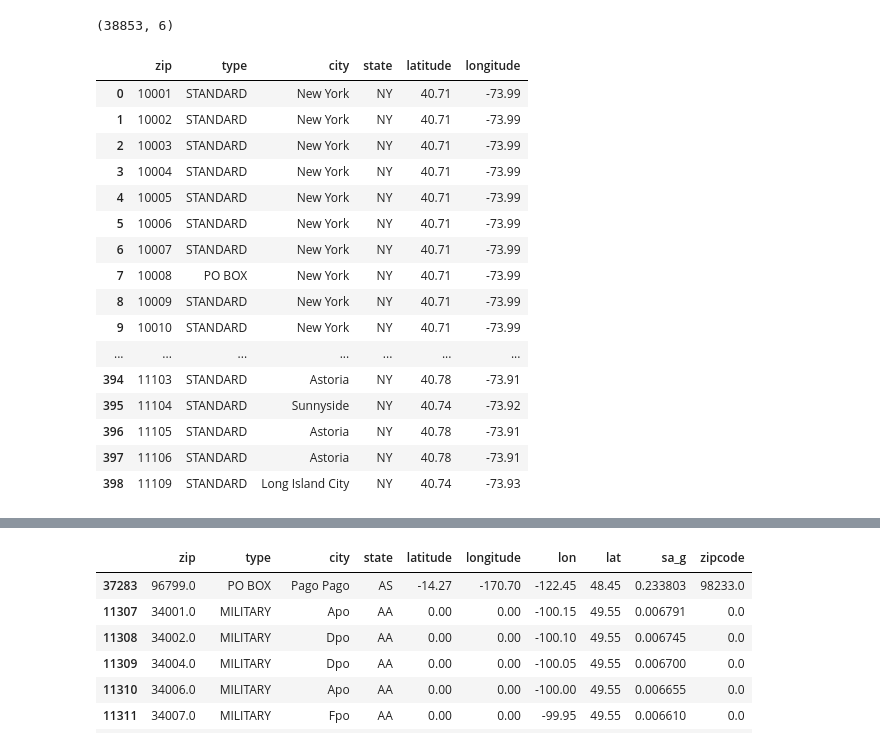
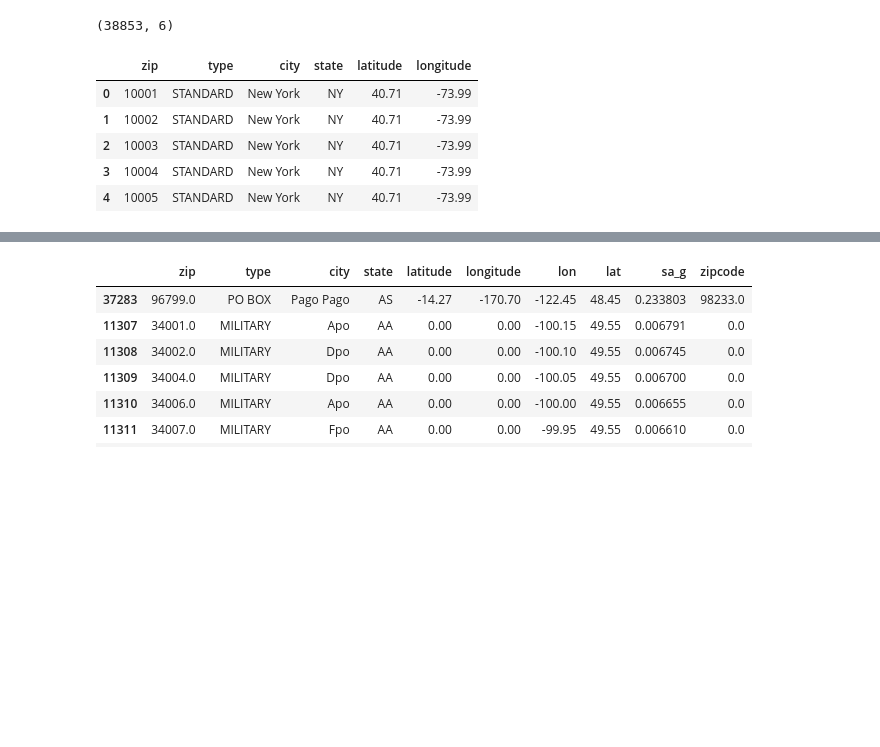
Before and after one commit to labs12-should-i-live-here/DS, a Jupyter notebook: Checking_data_files_earthquake.ipynb, the cells around one changed output, grey strips where cells are left out. Cells and saved outputs as stored; diff of their text form; code cells hidden in the pictures; blank space fills up the shorter version.

```diff
--- a/Checking_data_files_earthquake.ipynb
+++ b/Checking_data_files_earthquake.ipynb
@@ -238,23 +238,12 @@ df_zip.shape
 # %% [output]
 (38853, 6)
 # %%
-df_zip.head(1000)
+df_zip.head()
 # %% [output]
 |  | zip | type | city | state | latitude | longitude |
 | 0 | 10001 | STANDARD | New York | NY | 40.71 | -73.99 |
 | 1 | 10002 | STANDARD | New York | NY | 40.71 | -73.99 |
 | 2 | 10003 | STANDARD | New York | NY | 40.71 | -73.99 |
 | 3 | 10004 | STANDARD | New York | NY | 40.71 | -73.99 |
 | 4 | 10005 | STANDARD | New York | NY | 40.71 | -73.99 |
-| 5 | 10006 | STANDARD | New York | NY | 40.71 | -73.99 |
-| 6 | 10007 | STANDARD | New York | NY | 40.71 | -73.99 |
-| 7 | 10008 | PO BOX | New York | NY | 40.71 | -73.99 |
-| 8 | 10009 | STANDARD | New York | NY | 40.71 | -73.99 |
-| 9 | 10010 | STANDARD | New York | NY | 40.71 | -73.99 |
-| ... | ... | ... | ... | ... | ... | ... |
-| 394 | 11103 | STANDARD | Astoria | NY | 40.78 | -73.91 |
-| 395 | 11104 | STANDARD | Sunnyside | NY | 40.74 | -73.92 |
-| 396 | 11105 | STANDARD | Astoria | NY | 40.78 | -73.91 |
-| 397 | 11106 | STANDARD | Astoria | NY | 40.78 | -73.91 |
-| 398 | 11109 | STANDARD | Long Island City | NY | 40.74 | -73.93 |
 # %%
```
Also changed, not shown: parts of 5 cells of this notebook.
